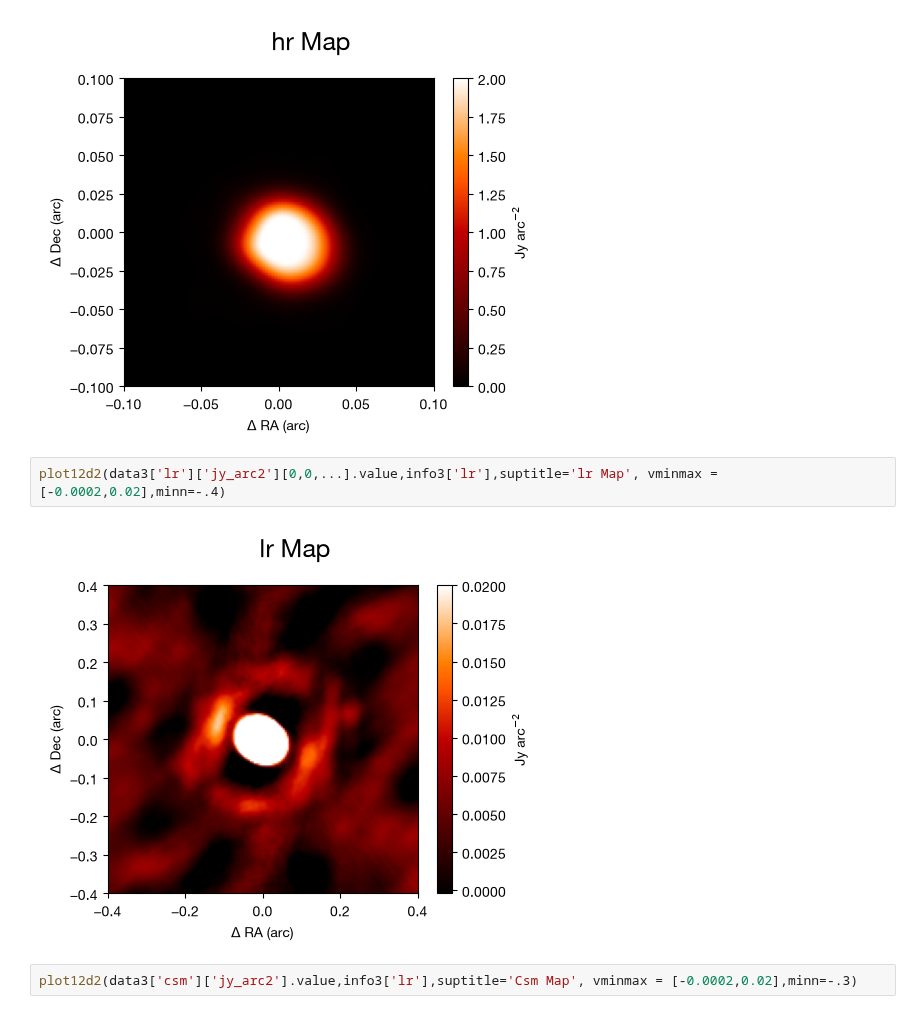
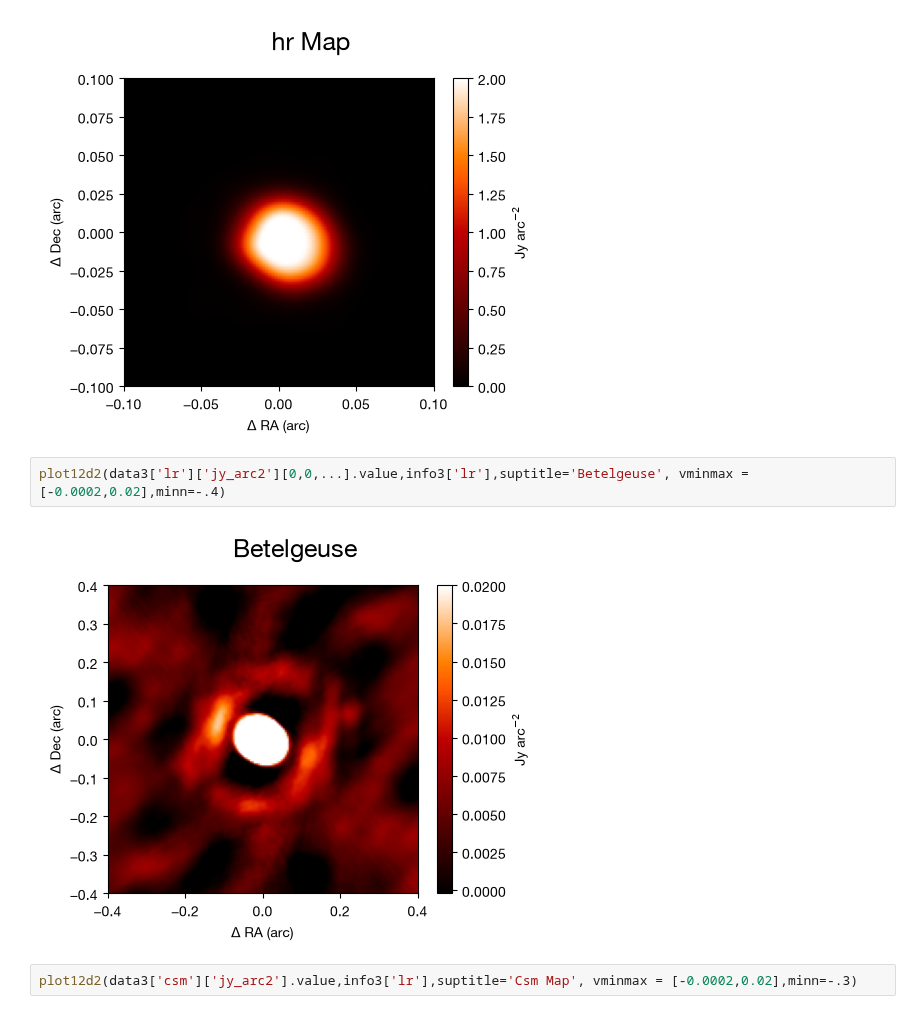
Before and after one commit to imanbeh/csm_pipeline, a Jupyter notebook: medhigh_abel_template.ipynb, the cells around one changed output. Drawn from its saved outputs; the diff is of its cells as text.

```diff
--- a/medhigh_abel_template.ipynb
+++ b/medhigh_abel_template.ipynb
@@ -208,9 +191,9 @@ plot12d2(data3['hr']['jy_arc2'][0,0,...].value,info3['hr'],suptitle='hr Map', vm
 # %% [output]
 [figure]
 # %%
-plot12d2(data3['lr']['jy_arc2'][0,0,...].value,info3['lr'],suptitle='lr Map', vminmax = [-0.0002,0.02],minn=-.4)
+plot12d2(data3['lr']['jy_arc2'][0,0,...].value,info3['lr'],suptitle='Betelgeuse', vminmax = [-0.0002,0.02],minn=-.4)
 # %% [output]
-[figure, old version]
+[figure, new version]
 # %%
 plot12d2(data3['csm']['jy_arc2'].value,info3['lr'],suptitle='Csm Map', vminmax = [-0.0002,0.02],minn=-.3)
 # %% [output]
```
Also changed, not shown: parts of 1 cell of this notebook, 30 other files.
